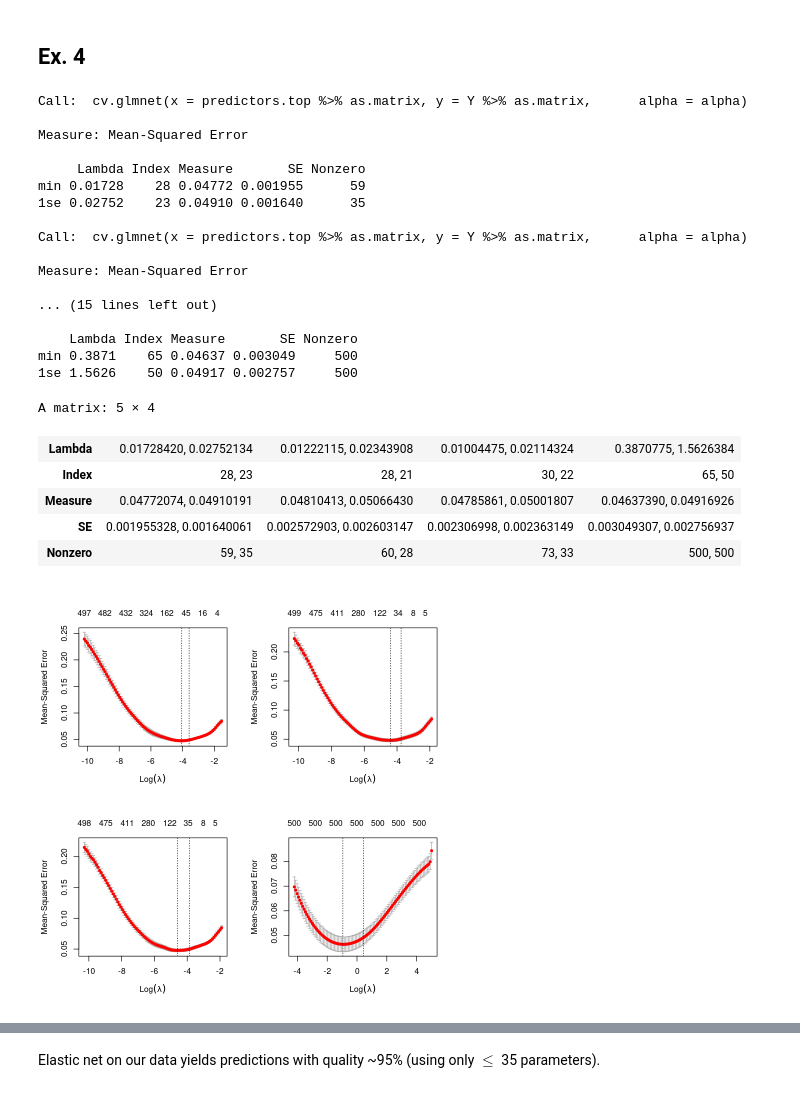
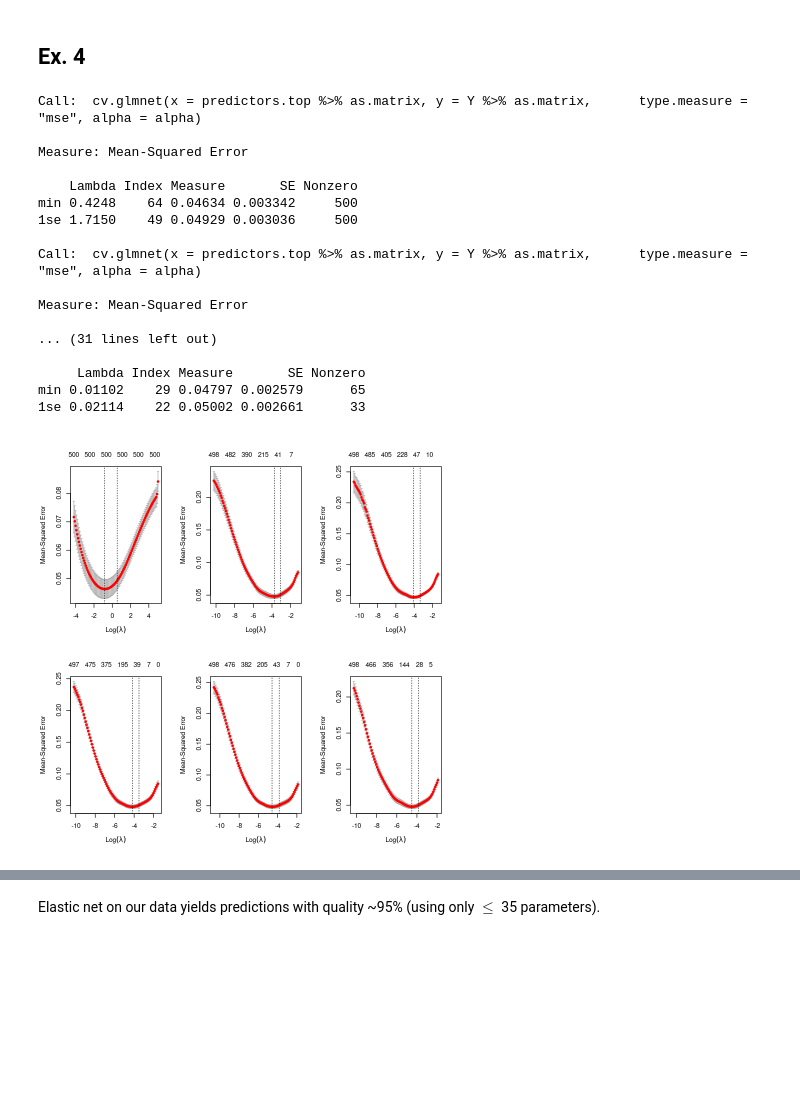
Before and after one commit to bieganski/stat, a Jupyter notebook: ex2/solution.ipynb, the cells around one changed output, grey strips where cells are left out. Saved outputs shown, nothing was run; the diff lists cells and outputs as text; code cells hidden in the pictures; blank space fills up the shorter version.

```diff
--- a/ex2/solution.ipynb
+++ b/ex2/solution.ipynb
@@ -91,4 +75,0 @@ min 0.01575    29 0.04775 0.003249      66
-# %%
-cvfit <- cv.glmnet(predictors.top %>% as.matrix, Y %>% as.matrix, alpha=.99)
-plot(cvfit)
-print(cvfit)
@@ -104,4 +75,0 @@ min 0.01341    27 0.04776 0.002447      49
-# %%
-cvfit <- cv.glmnet(predictors.top %>% as.matrix, Y %>% as.matrix, alpha=0)
-plot(cvfit)
-print(cvfit)
@@ -117,4 +75,0 @@ min 0.4248    64 0.04724 0.003127     500
-# %%
-cvfit <- cv.glmnet(predictors.top %>% as.matrix, Y %>% as.matrix, alpha=1)
-plot(cvfit)
-print(cvfit)
@@ -160,37 +106,33 @@ Let's observe, that variables with zero or near-zero variance aren't very meanin
 ## Ex. 4
 # %%
 elastic_fn = function(alpha) {
-    cvfit <- cv.glmnet(predictors.top %>% as.matrix, Y %>% as.matrix, alpha=alpha)
+    cvfit <- cv.glmnet(predictors.top %>% as.matrix, Y %>% as.matrix, alpha=alpha, type.measure="mse")
     plot(cvfit)
     print(cvfit)
+    cvfit
 }
 # %%
-tuning_alpha = c(.7, .99, 1.0, 0.0)
+library("purrr")
+tuning_alpha = c(0.0, .5, .6, .7, .98, 1.0)
 
-par(mfrow=c(2,2))
-sapply(tuning_alpha, elastic_fn)
+par(mfrow=c(2,3))
+cvfits <- map(tuning_alpha, elastic_fn)
 # %% [output]
-Call:  cv.glmnet(x = predictors.top %>% as.matrix, y = Y %>% as.matrix,      alpha = alpha)
+Call:  cv.glmnet(x = predictors.top %>% as.matrix, y = Y %>% as.matrix,      type.measure = "mse", alpha = alpha)
 
 Measure: Mean-Squared Error
 
-     Lambda Index Measure       SE Nonzero
-min 0.01728    28 0.04772 0.001955      59
-1se 0.02752    23 0.04910 0.001640      35
+    Lambda Index Measure       SE Nonzero
+min 0.4248    64 0.04634 0.003342     500
+1se 1.7150    49 0.04929 0.003036     500
 
-Call:  cv.glmnet(x = predictors.top %>% as.matrix, y = Y %>% as.matrix,      alpha = alpha)
+Call:  cv.glmnet(x = predictors.top %>% as.matrix, y = Y %>% as.matrix,      type.measure = "mse", alpha = alpha)
 
 Measure: Mean-Squared Error
 
-... (15 lines left out)
+... (31 lines left out)
 
-    Lambda Index Measure       SE Nonzero
-min 0.3871    65 0.04637 0.003049     500
-1se 1.5626    50 0.04917 0.002757     500
+     Lambda Index Measure       SE Nonzero
+min 0.01102    29 0.04797 0.002579      65
+1se 0.02114    22 0.05002 0.002661      33
-A matrix: 5 × 4
-| Lambda | 0.01728420, 0.02752134 | 0.01222115, 0.02343908 | 0.01004475, 0.02114324 | 0.3870775, 1.5626384 |
-| Index | 28, 23 | 28, 21 | 30, 22 | 65, 50 |
-| Measure | 0.04772074, 0.04910191 | 0.04810413, 0.05066430 | 0.04785861, 0.05001807 | 0.04637390, 0.04916926 |
-| SE | 0.001955328, 0.001640061 | 0.002572903, 0.002603147 | 0.002306998, 0.002363149 | 0.003049307, 0.002756937 |
-| Nonzero | 59, 35 | 60, 28 | 73, 33 | 500, 500 |
-[figure, old version]
+[figure, new version]
```
Also changed, not shown: parts of 19 cells of this notebook, 1 other file.
